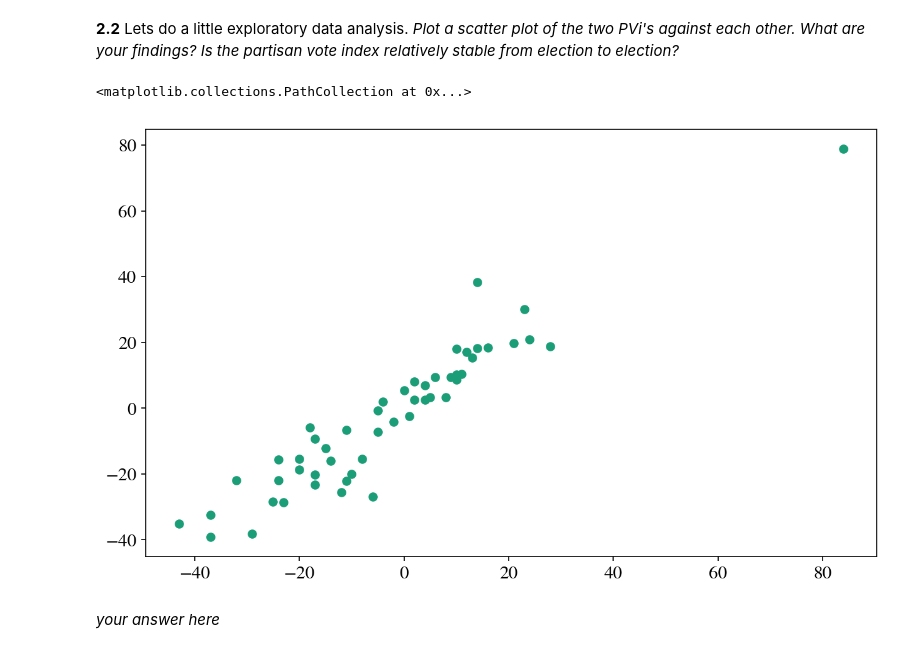
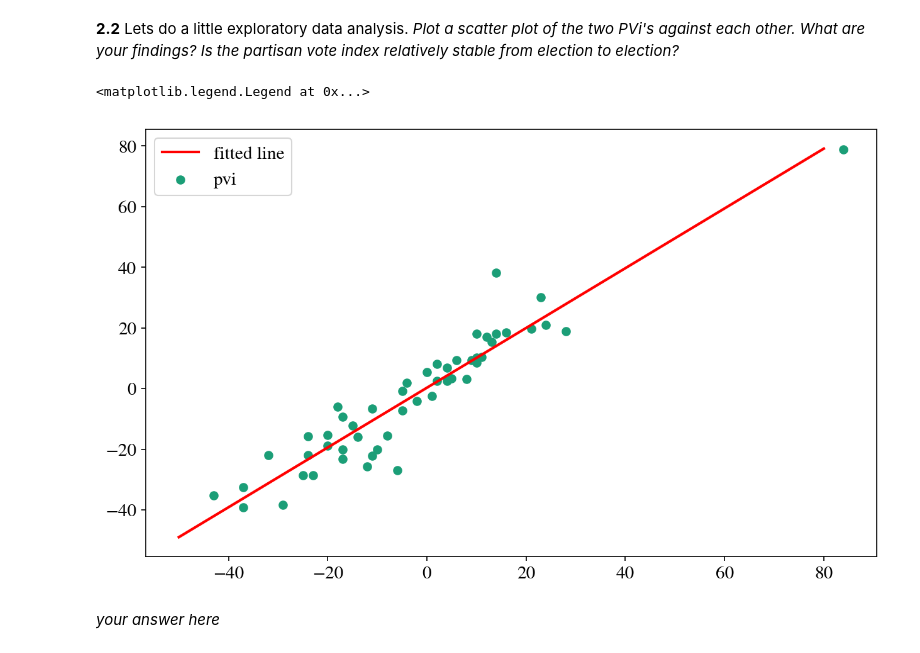
Before and after one commit to tlsky07/content, a Jupyter notebook: HW2.ipynb, the cells around one changed output. Saved outputs shown, nothing was run; the diff lists cells and outputs as text; code cells hidden in the pictures.

```diff
--- a/HW2.ipynb
+++ b/HW2.ipynb
@@ -954,12 +985,17 @@ results2012.head()
 #### Exploratory Data Analysis
 # %% [markdown]
 **2.2** Lets do a little exploratory data analysis. *Plot a scatter plot of the two PVi's against each other. What are your findings? Is the partisan vote index relatively stable from election to election?*
-# %%
-#your code here
-plt.scatter(e2008.pvi,e2012.pvi)
-# %% [output]
-<matplotlib.collections.PathCollection at 0x...>
-[figure, removed]
+# %%
+#your code here
+plt.scatter(e2008.pvi,e2012.pvi,label='pvi')
+var = np.polyfit(e2008.pvi,e2012.pvi,1)
+x = np.linspace(-50,80,10)
+y = np.polyval(var,x)
+plt.plot(x,y,'r',label='fitted line')
+plt.legend()
+# %% [output]
+<matplotlib.legend.Legend at 0x...>
+[figure, added]
 # %% [markdown]
 *your answer here*
 # %% [markdown]
```
Also changed, not shown: parts of 35 cells of this notebook, 1 other file.
